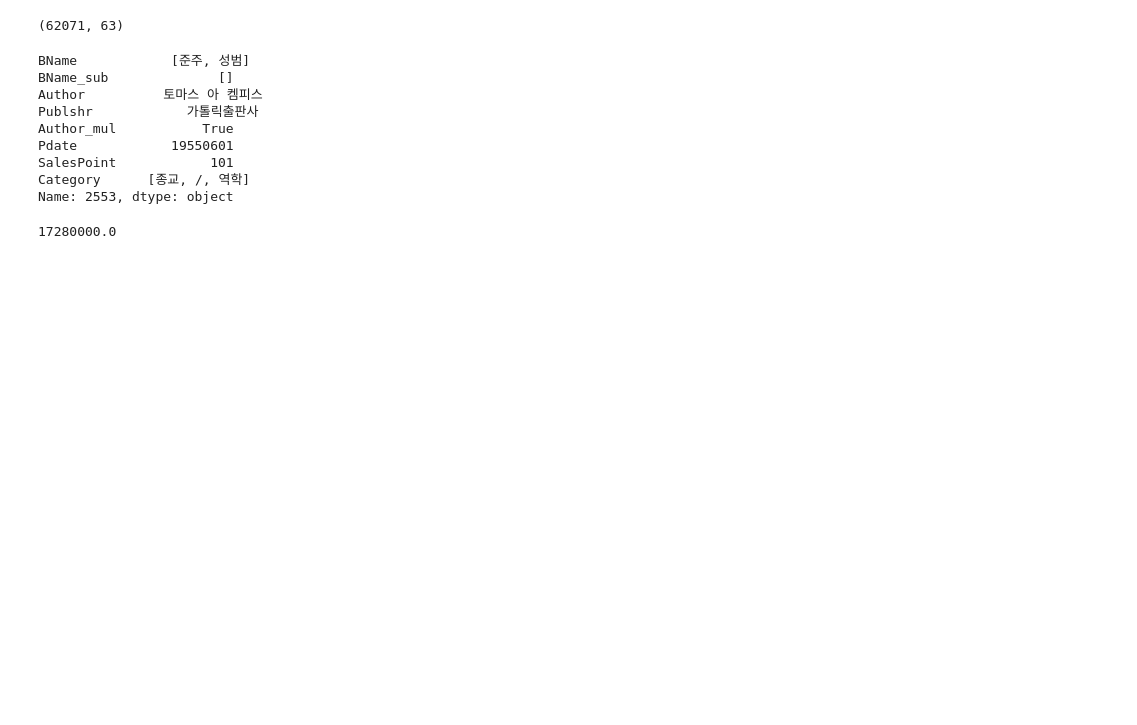
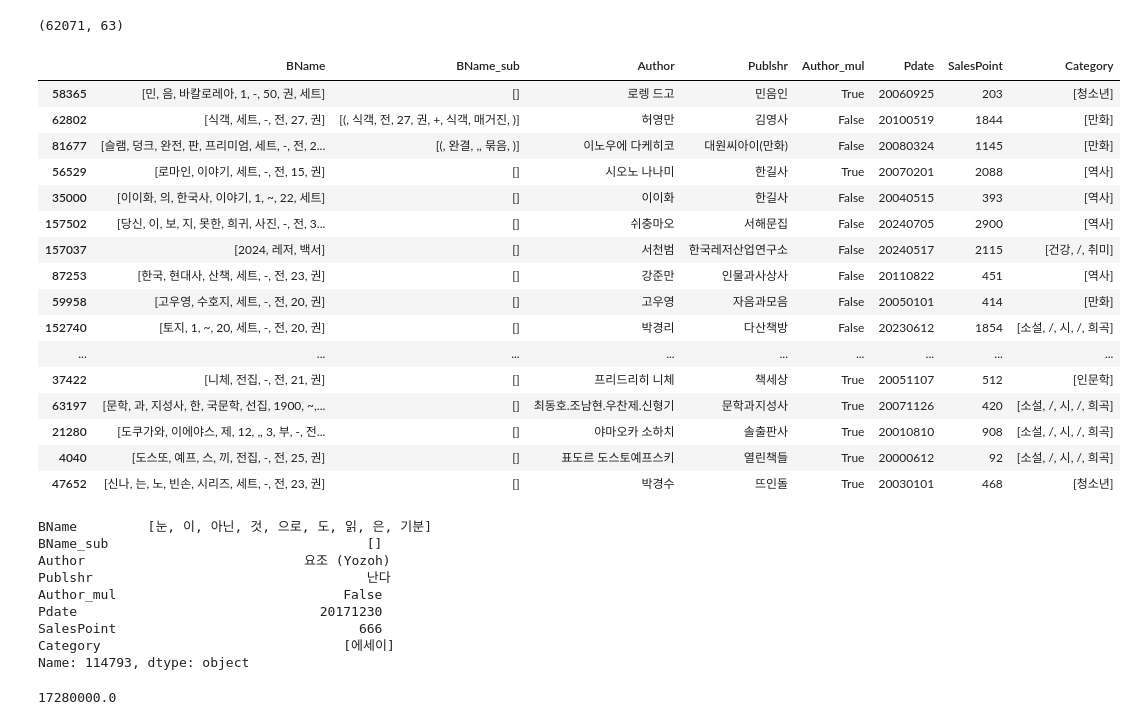
Before and after one commit to doeun-235/aladin_book_price, a Jupyter notebook: research/241023_preprocess_for_pred_rglr.ipynb, the cells around one changed output. Drawn from its saved outputs; the diff is of its cells as text; code cells hidden in the pictures; blank space fills up the shorter version.

```diff
--- a/research/241023_preprocess_for_pred_rglr.ipynb
+++ b/research/241023_preprocess_for_pred_rglr.ipynb
@@ -343,18 +416,39 @@ for mode,sample in tqdm(data_dict.items()):
 divmod(4034678,65)
 # %% [output]
 (62071, 63)
+# %%
+cond = data_dict['trn']['y'] >= 200000
+data_dict['trn']['X'][cond]
+# %% [output]
+|  | BName | BName_sub | Author | Publshr | Author_mul | Pdate | SalesPoint | Category |
+| 58365 | [민, 음, 바칼로레아, 1, -, 50, 권, 세트] | [] | 로렝 드고 | 민음인 | True | 20060925 | 203 | [청소년] |
+| 62802 | [식객, 세트, -, 전, 27, 권] | [(, 식객, 전, 27, 권, +, 식객, 매거진, )] | 허영만 | 김영사 | False | 20100519 | 1844 | [만화] |
+| 81677 | [슬램, 덩크, 완전, 판, 프리미엄, 세트, -, 전, 2... | [(, 완결, ,, 묶음, )] | 이노우에 다케히코 | 대원씨아이(만화) | False | 20080324 | 1145 | [만화] |
+| 56529 | [로마인, 이야기, 세트, -, 전, 15, 권] | [] | 시오노 나나미 | 한길사 | True | 20070201 | 2088 | [역사] |
+| 35000 | [이이화, 의, 한국사, 이야기, 1, ~, 22, 세트] | [] | 이이화 | 한길사 | False | 20040515 | 393 | [역사] |
+| 157502 | [당신, 이, 보, 지, 못한, 희귀, 사진, -, 전, 3... | [] | 쉬충마오 | 서해문집 | False | 20240705 | 2900 | [역사] |
+| 157037 | [2024, 레저, 백서] | [] | 서천범 | 한국레저산업연구소 | False | 20240517 | 2115 | [건강, /, 취미] |
+| 87253 | [한국, 현대사, 산책, 세트, -, 전, 23, 권] | [] | 강준만 | 인물과사상사 | False | 20110822 | 451 | [역사] |
+| 59958 | [고우영, 수호지, 세트, -, 전, 20, 권] | [] | 고우영 | 자음과모음 | False | 20050101 | 414 | [만화] |
+| 152740 | [토지, 1, ~, 20, 세트, -, 전, 20, 권] | [] | 박경리 | 다산책방 | False | 20230612 | 1854 | [소설, /, 시, /, 희곡] |
+| ... | ... | ... | ... | ... | ... | ... | ... | ... |
+| 37422 | [니체, 전집, -, 전, 21, 권] | [] | 프리드리히 니체 | 책세상 | True | 20051107 | 512 | [인문학] |
+| 63197 | [문학, 과, 지성사, 한, 국문학, 선집, 1900, ~,... | [] | 최동호.조남현.우찬제.신형기 | 문학과지성사 | True | 20071126 | 420 | [소설, /, 시, /, 희곡] |
+| 21280 | [도쿠가와, 이에야스, 제, 12, ,, 3, 부, -, 전... | [] | 야마오카 소하치 | 솔출판사 | True | 20010810 | 908 | [소설, /, 시, /, 희곡] |
+| 4040 | [도스또, 예프, 스, 끼, 전집, -, 전, 25, 권] | [] | 표도르 도스토예프스키 | 열린책들 | True | 20000612 | 92 | [소설, /, 시, /, 희곡] |
+| 47652 | [신나, 는, 노, 빈손, 시리즈, 세트, -, 전, 23, 권] | [] | 박경수 | 뜨인돌 | True | 20030101 | 468 | [청소년] |
 # %%
-data_dict['trn']['X'].iloc[62071]
+data_dict['trn']['X'].iloc[74310]
 # %% [output]
-BName            [준주, 성범]
-BName_sub              []
-Author          토마스 아 켐피스
-Publshr            가톨릭출판사
-Author_mul           True
-Pdate            19550601
-SalesPoint            101
-Category      [종교, /, 역학]
-Name: 2553, dtype: object
+BName         [눈, 이, 아닌, 것, 으로, 도, 읽, 은, 기분]
+BName_sub                                 []
+Author                            요조 (Yozoh)
+Publshr                                   난다
+Author_mul                             False
+Pdate                               20171230
+SalesPoint                               666
+Category                               [에세이]
+Name: 114793, dtype: object
 # %%
 display(np.max(X_encoded['trn']))
 display(np.min(X_encoded['trn']))
```
Also changed, not shown: parts of 6 cells of this notebook, 1 other file.
